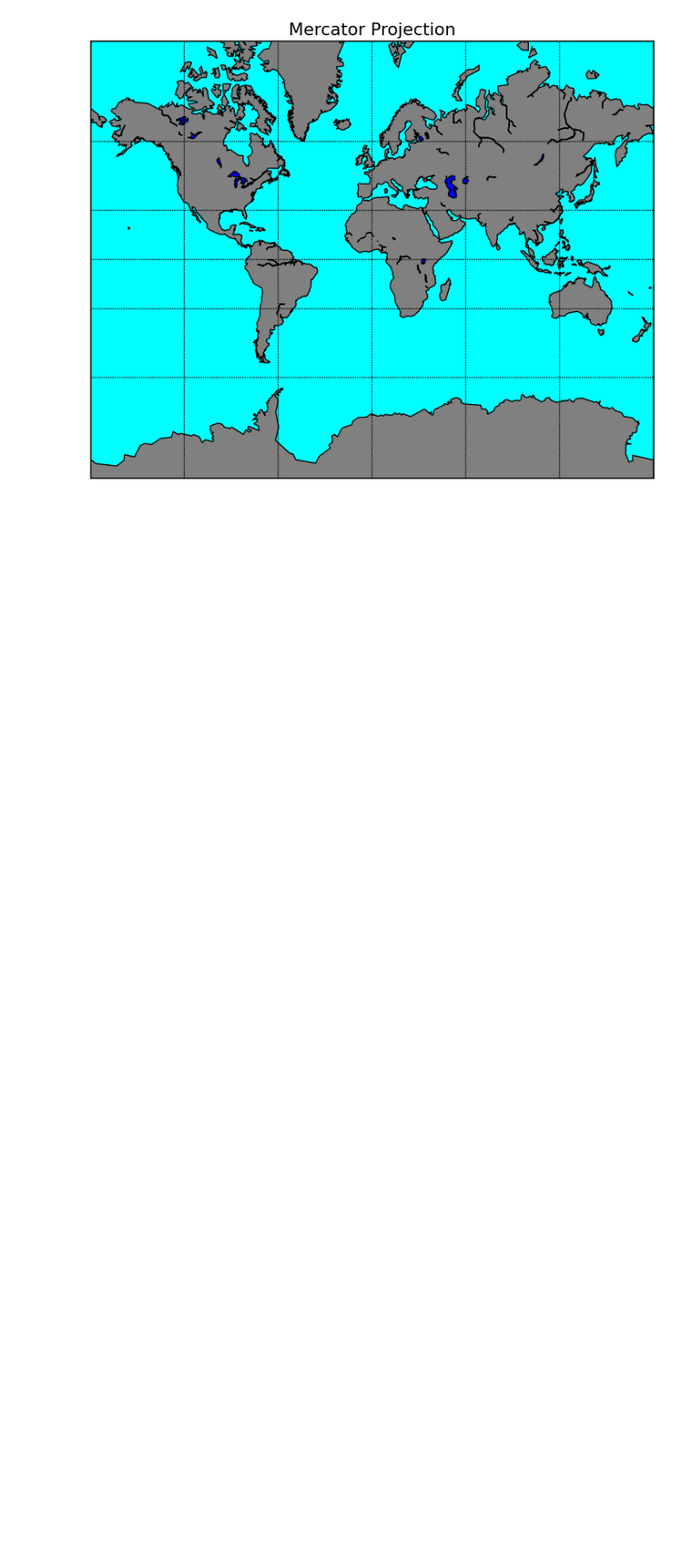
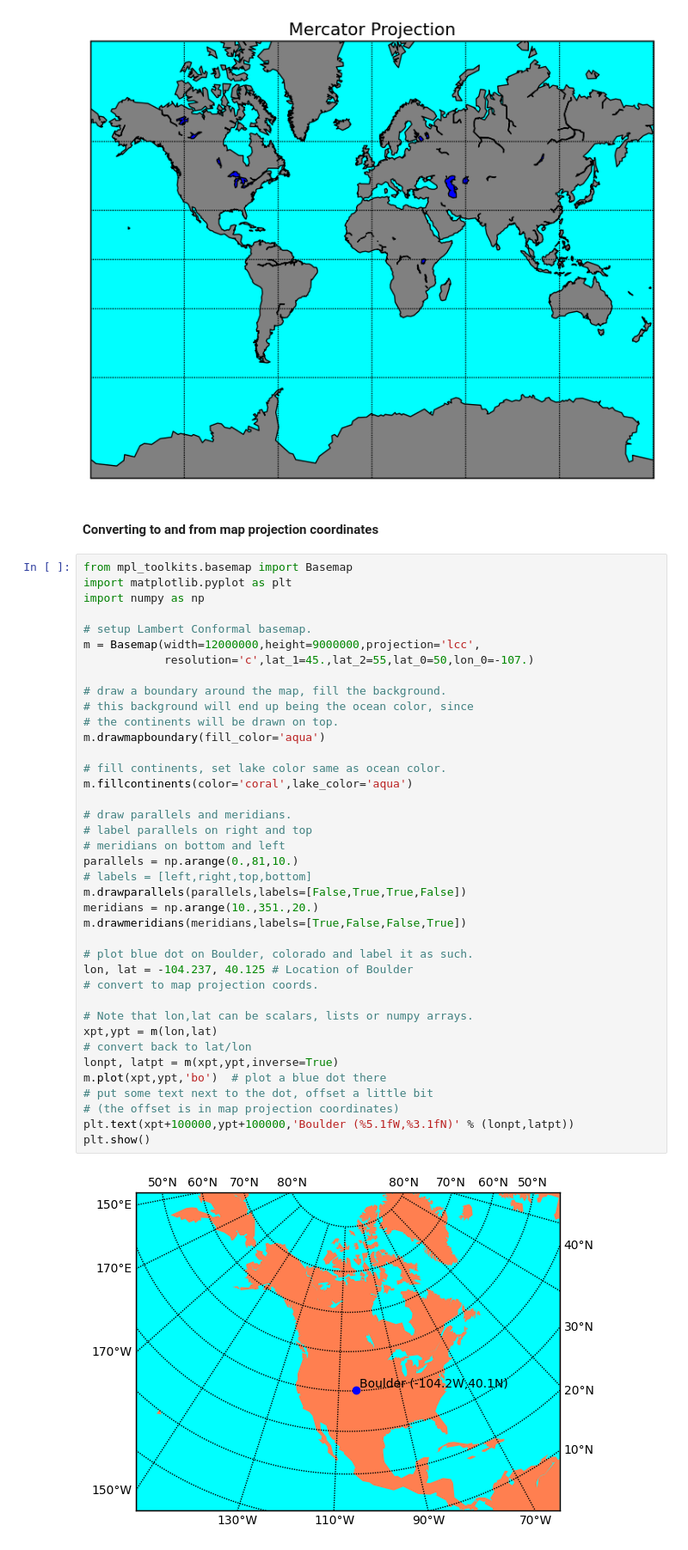
Before and after one commit to ksm999/QuantumComputing, a Jupyter notebook: Projection_Method_3D_to_2D.ipynb, the cells around one changed output. Shown at 86% size. Cells and saved outputs as stored; diff of their text form; blank space fills up the shorter version.

```diff
--- a/Projection_Method_3D_to_2D.ipynb
+++ b/Projection_Method_3D_to_2D.ipynb
@@ -159,3 +163,46 @@ plt.title('Mercator Projection')
 plt.show()
 # %% [output]
 [figure]
+# %% [markdown]
+#### Converting to and from map projection coordinates
+# %%
+from mpl_toolkits.basemap import Basemap
+import matplotlib.pyplot as plt
+import numpy as np
+
+# setup Lambert Conformal basemap.
+m = Basemap(width=12000000,height=9000000,projection='lcc',
+            resolution='c',lat_1=45.,lat_2=55,lat_0=50,lon_0=-107.)
+
+# draw a boundary around the map, fill the background.
+# this background will end up being the ocean color, since
+# the continents will be drawn on top.
+m.drawmapboundary(fill_color='aqua')
+
+# fill continents, set lake color same as ocean color.
+m.fillcontinents(color='coral',lake_color='aqua')
+
+# draw parallels and meridians.
+# label parallels on right and top
+# meridians on bottom and left
+parallels = np.arange(0.,81,10.)
+# labels = [left,right,top,bottom]
+m.drawparallels(parallels,labels=[False,True,True,False])
+meridians = np.arange(10.,351.,20.)
+m.drawmeridians(meridians,labels=[True,False,False,True])
+
+# plot blue dot on Boulder, colorado and label it as such.
+lon, lat = -104.237, 40.125 # Location of Boulder
+# convert to map projection coords.
+
+# Note that lon,lat can be scalars, lists or numpy arrays.
+xpt,ypt = m(lon,lat)
+# convert back to lat/lon
+lonpt, latpt = m(xpt,ypt,inverse=True)
+m.plot(xpt,ypt,'bo')  # plot a blue dot there
+# put some text next to the dot, offset a little bit
+# (the offset is in map projection coordinates)
+plt.text(xpt+100000,ypt+100000,'Boulder (%5.1fW,%3.1fN)' % (lonpt,latpt))
+plt.show()
+# %% [output]
+[figure, added]
```
Also changed, not shown: parts of 2 cells of this notebook.
